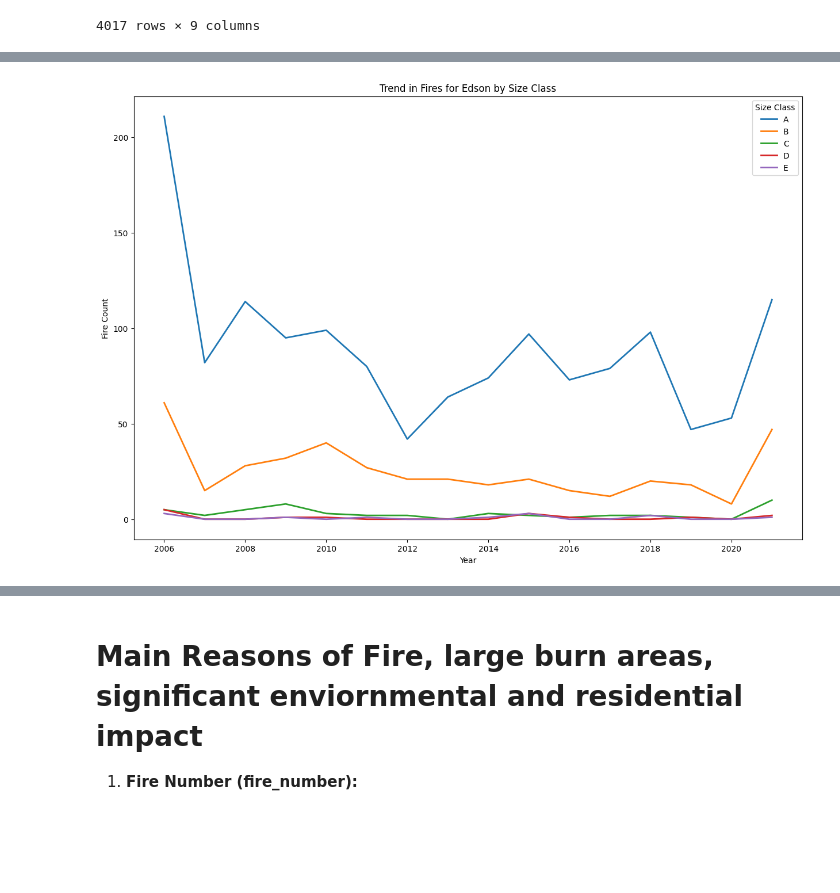
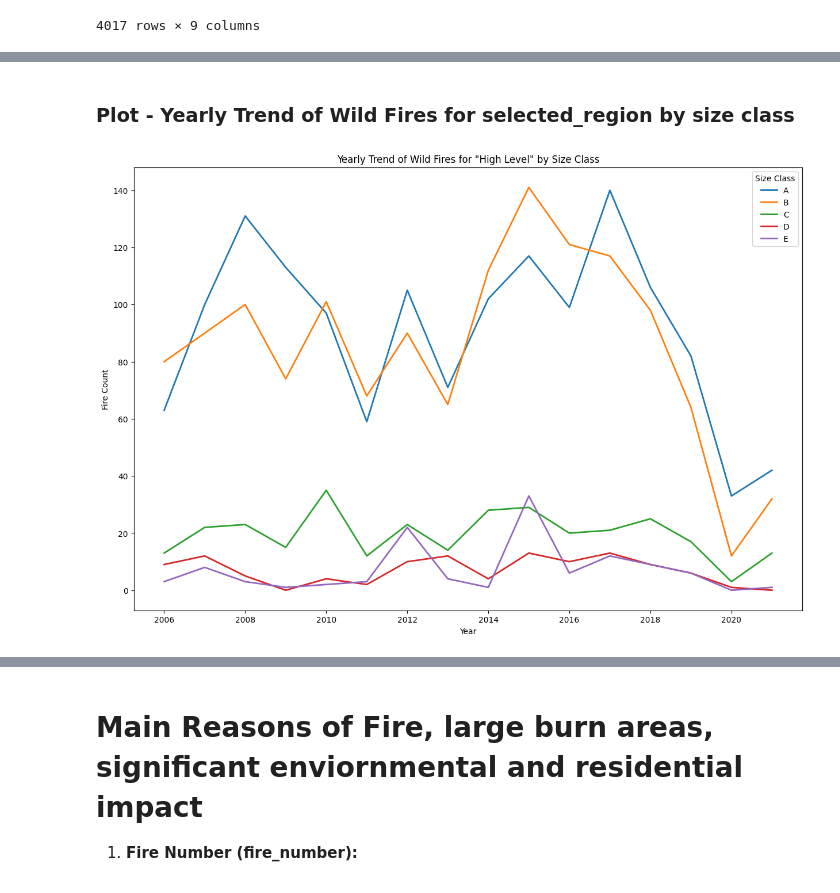
Before and after one commit to paulpark6/WildFire, a Jupyter notebook: wf_DA2.ipynb, the cells around one changed output, grey strips where cells are left out. Cells and saved outputs as stored; diff of their text form; code cells hidden in the pictures; blank space fills up the shorter version.

Commit message:
update
added severity of fire

```diff
--- a/wf_DA2.ipynb
+++ b/wf_DA2.ipynb
@@ -175,0 +175,27 @@ tmp.drop(columns=['fire_year'],inplace=True)
+# %%
+# Group by 'fire_regions' and 'size_class', then count the occurrences
+grouped = df_map.groupby(['fire_regions', 'size_class']).size().reset_index(name='fire_count')
+
+# Pivot the data for the stacked bar plot
+pivot_df = grouped.pivot(index='fire_regions', columns='size_class', values='fire_count').fillna(0)
+
+# Create a darker color palette for the different 'size_class'
+palette = sns.color_palette("dark", len(pivot_df.columns))
+
+# Create a stacked bar plot
+plt.figure(figsize=(12, 8))
+pivot_df.plot(kind='bar', stacked=True, color=palette, figsize=(12, 8))
+
+# Add labels and title
+plt.xlabel('Fire Regions')
+plt.ylabel('Fire Count')
+plt.title('Distribution of Wildfire Size Classes by Region (2006 - 2021)')
+
+# Rotate the x-axis labels if they overlap
+plt.xticks(rotation=45)
+
+# Add legend for size_class
+plt.legend(title='Size Class')
+
+# Show the plot
+plt.show()
@@ -201,0 +207,5 @@ plt.show()
+# %%
+regions_list = pivot_df.reset_index()['fire_regions'].unique().tolist()
+
+# look here to see which regions to choose **NOTE: THIS LINE OF CODE WILL NOT EDIT THE DATA FRAME IN ANY WAY!!
+pd.DataFrame(regions_list, columns=['fire_regions'])
@@ -214,6 +270,3 @@ plt.title('Alberta Fire Trend 2006-2021')
 # %% [output]
 Text(0.5, 1.0, 'Alberta Fire Trend 2006-2021')
 [figure]
-# %%
-regions_list = df_regions_map['fire_regions'].unique().tolist()
-regions_list
@@ -277,31 +324,33 @@ plt.show()
+# %%
+# select a region to inspect from regions_list
+selected_region = regions_list[4]
+# %% [markdown]
+### Plot - Yearly Trend of Wild Fires for selected_region by size class
 # %%
-# select a region to inspect from regions_list
-selected_region = regions_list[1]
-
 # select fires with specified region
 df_current = df_map[df_map['fire_regions']==selected_region]
 df_current = df_current[['fire_year','size_class']]
 # groupby fire_year and size_class, then add column that counts the number of fire
 df_current = df_current.groupby(['fire_year', 'size_class']).size().reset_index(name='fire_count')
 # plotting
 # with 'fire_count' as the values
 df_pivot = df_current.pivot(index='fire_year', columns='size_class', values='fire_count').fillna(0)
 
 # Plotting each size_class's trend line
 plt.figure(figsize=(15, 10))
 
 for size_class in df_pivot.columns:
     plt.plot(df_pivot.index, df_pivot[size_class], marker='', linewidth=2, label=size_class)
 
 # Add labels and title
 plt.xlabel('Year')
 plt.ylabel('Fire Count')
-plt.title(f'Trend in Fires for {selected_region} by Size Class')
+plt.title(f'Yearly Trend of Wild Fires for "{selected_region}" by Size Class')
 
 # Add legend
 plt.legend(title='Size Class')
 
 # Make sure to display the plot
 plt.show()
 # %% [output]
-[figure, old version]
+[figure, new version]
```
Also changed, not shown: parts of 28 cells of this notebook.
